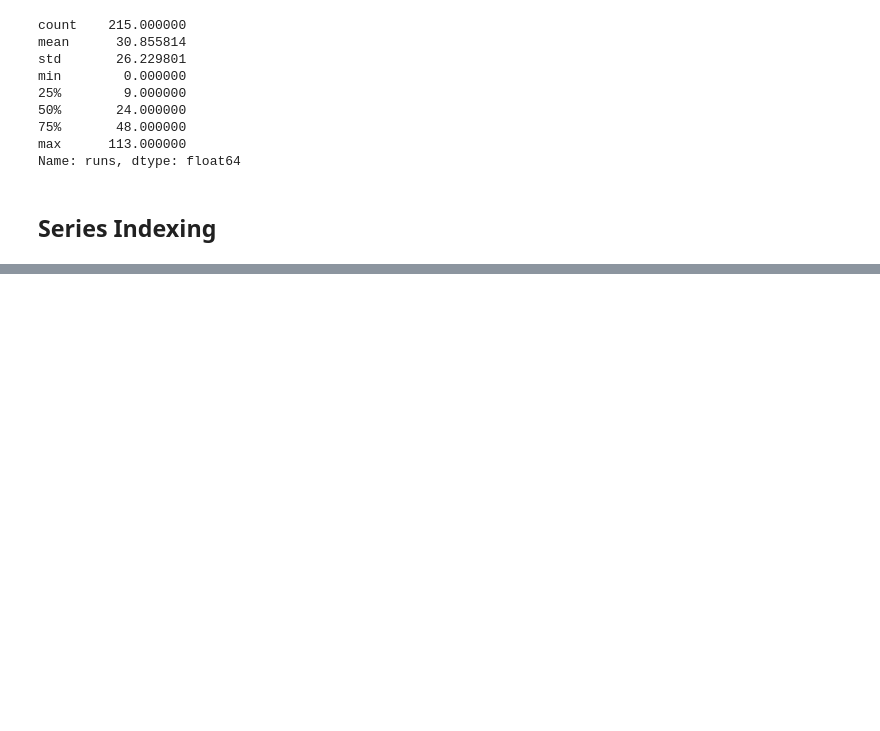
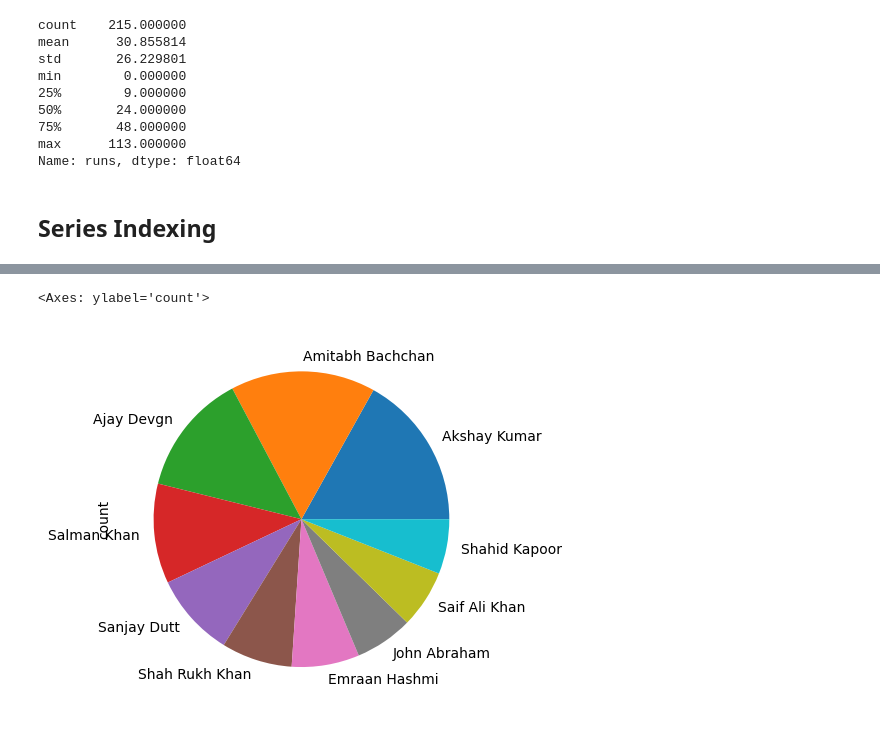
Before and after one commit to zubayr-ahmad/TeachHub, a Jupyter notebook: Data Analysis/Libraries/Pandas/pandas_01_Series.ipynb, the cells around one changed output, grey strips where cells are left out. Cells and saved outputs as stored; diff of their text form; code cells hidden in the pictures; blank space fills up the shorter version.

```diff
--- a/Data Analysis/Libraries/Pandas/pandas_01_Series.ipynb
+++ b/Data Analysis/Libraries/Pandas/pandas_01_Series.ipynb
@@ -309,0 +572,6 @@ x= pd.Series([12,13,14,35,46,57,58,79,9])
+# %%
+# movies.value_counts().head(10).plot(kind='bar')
+movies.value_counts().head(10).plot(kind='pie')
+# %% [output]
+<Axes: ylabel='count'>
+[figure, added]
```
Also changed, not shown: parts of 40 cells of this notebook.
